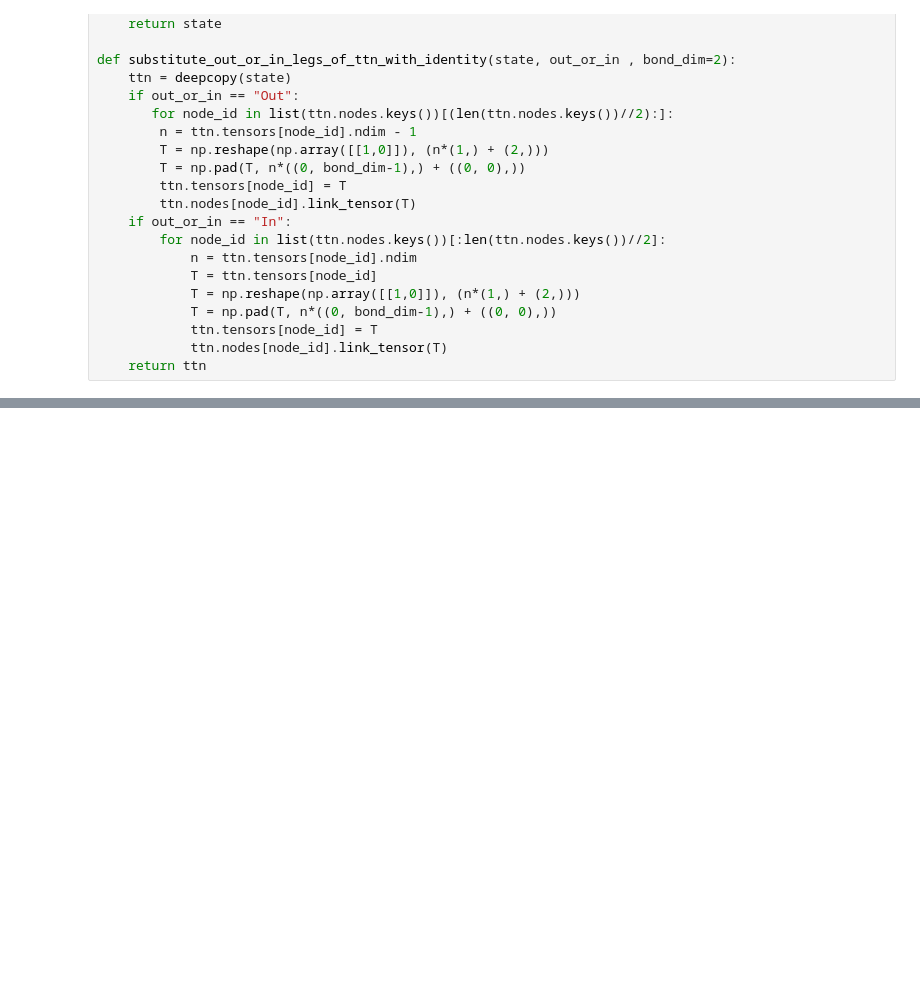
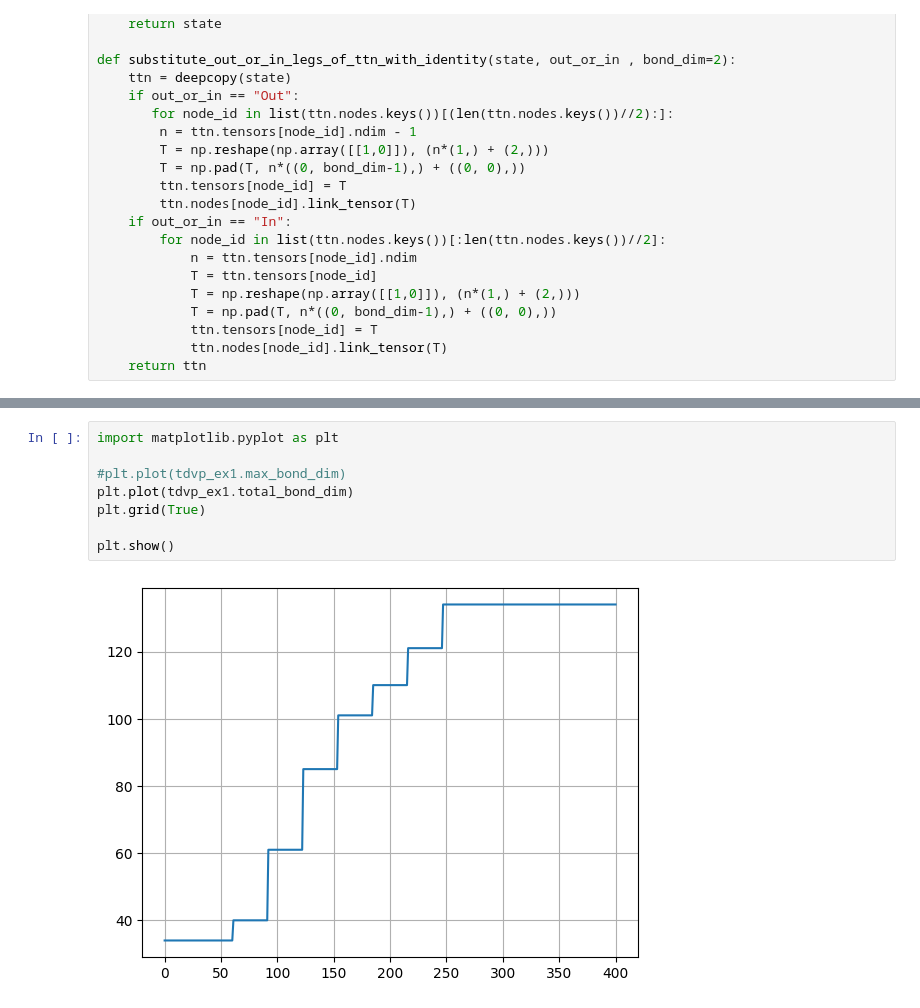
Before and after one commit to Pouri96/pytreenet, a Jupyter notebook: part 3.ipynb, the cells around one changed output, grey strips where cells are left out. Drawn from its saved outputs; the diff is of its cells as text; blank space fills up the shorter version.

```diff
--- a/part 3.ipynb
+++ b/part 3.ipynb
@@ -701,3 +666,13 @@ KeyboardInterrupt:
+# %%
+import matplotlib.pyplot as plt
+
+#plt.plot(tdvp_ex1.max_bond_dim)
+plt.plot(tdvp_ex1.total_bond_dim)
+plt.grid(True)
+
+plt.show()
+# %% [output]
+[figure, added]
 # %%
 import matplotlib.pyplot as plt
 
```
Also changed, not shown: parts of 45 cells of this notebook, 7 other files.
